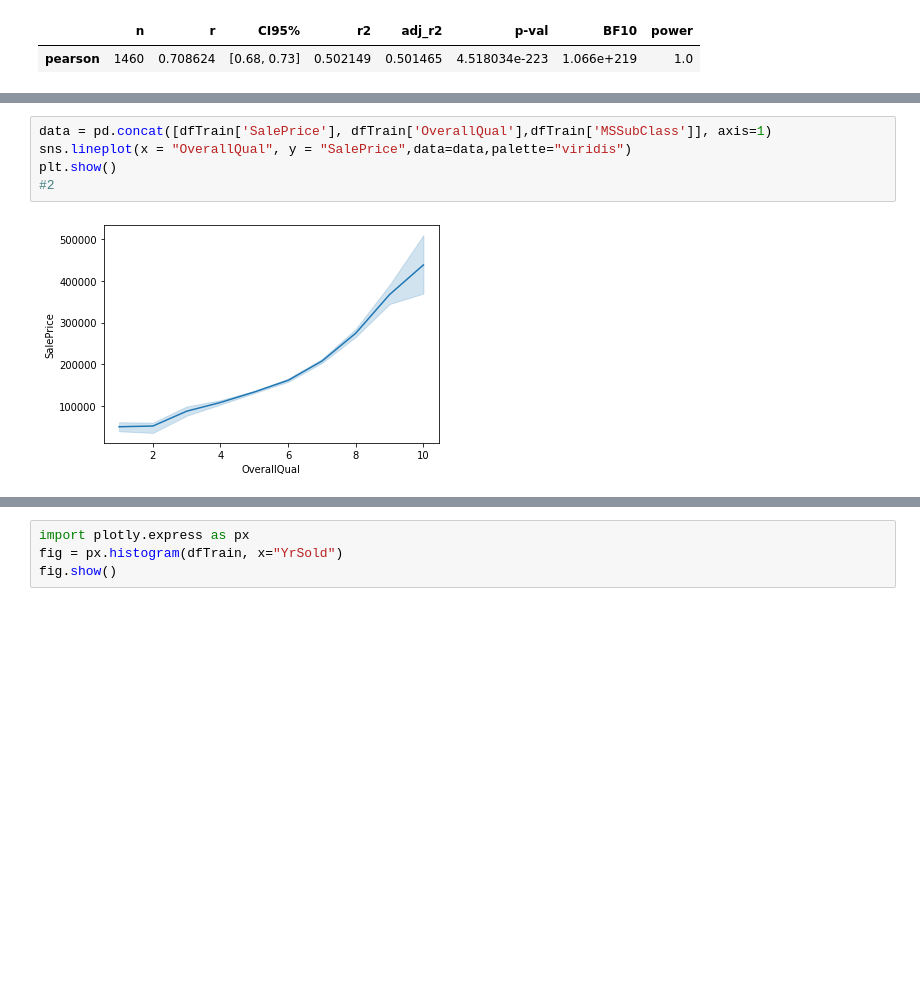
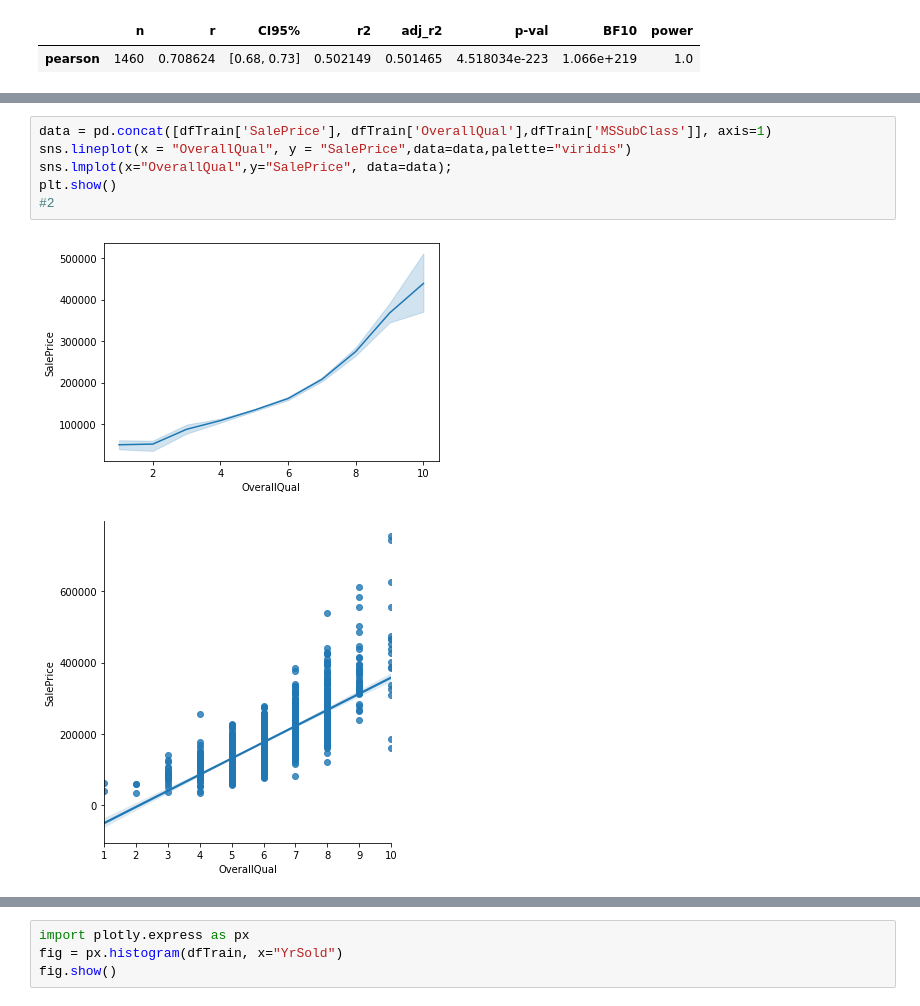
Before and after one commit to CSC345DSLoveYou/HousePrice_DSLoveyou, a Jupyter notebook: HousePrices_DSLoveYou.ipynb, the cells around one changed output, grey strips where cells are left out. Cells and saved outputs as stored; diff of their text form; blank space fills up the shorter version.

```diff
--- a/HousePrices_DSLoveYou.ipynb
+++ b/HousePrices_DSLoveYou.ipynb
@@ -111,10 +111,12 @@ fig.show()
 # %%
 data = pd.concat([dfTrain['SalePrice'], dfTrain['OverallQual'],dfTrain['MSSubClass']], axis=1)
 sns.lineplot(x = "OverallQual", y = "SalePrice",data=data,palette="viridis")
+sns.lmplot(x="OverallQual",y="SalePrice", data=data);
 plt.show()
 #2
 # %% [output]
 [figure]
+[figure, added]
 # %%
 data = pd.concat([dfTrain['SalePrice'], dfTrain['OverallQual'],dfTrain['MSSubClass']], axis=1)
 sns.scatterplot(x = "OverallQual", y = "SalePrice",data=data, hue= 'MSSubClass',palette="viridis")
```
Also changed, not shown: parts of 65 cells of this notebook.
